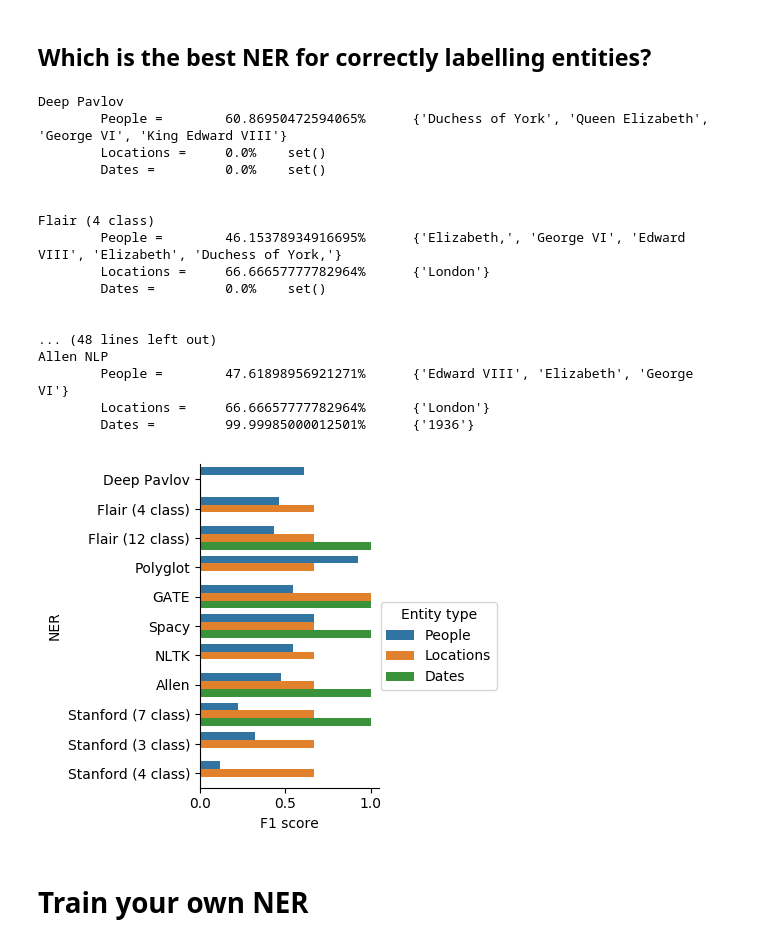
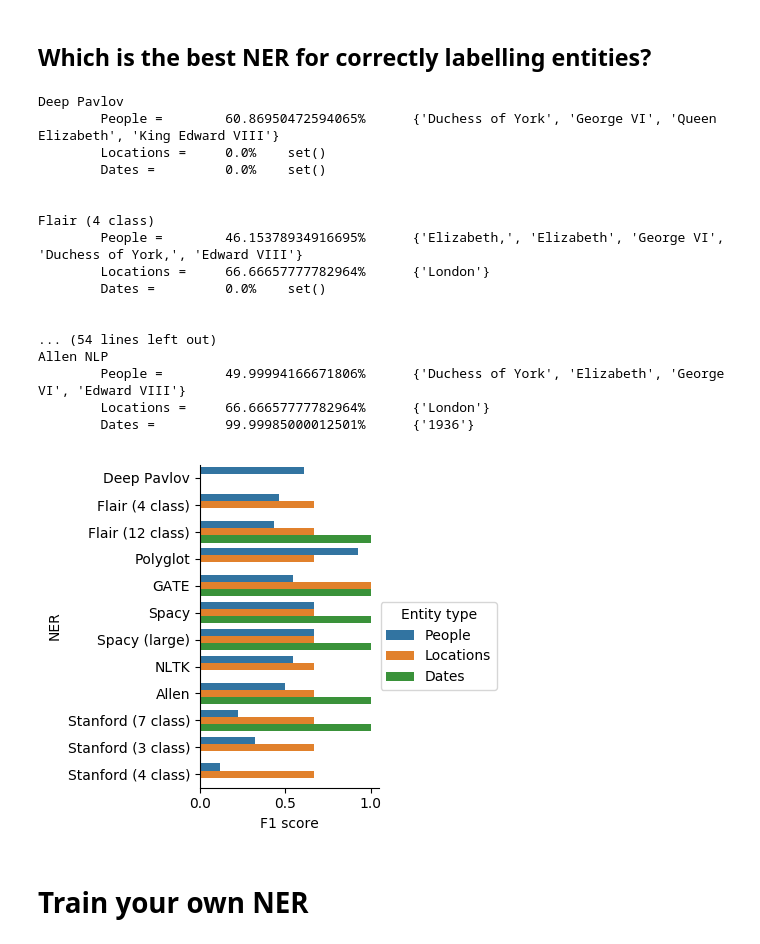
Before and after one commit to mohammedterry/NLP_for_ML, a Jupyter notebook: NER.ipynb, the cells around one changed output. Cells and saved outputs as stored; diff of their text form; code cells hidden in the pictures.

```diff
--- a/NER.ipynb
+++ b/NER.ipynb
@@ -15,0 +93,6 @@ The Matrix is a 1999 science fiction action film written and directed by The Wac
+# %%
+!python3 -m spacy download en_core_web_lg
+sp_lg = spacy.load('en_core_web_lg')
+# %%
+def spacy_large_ner(document):
+  return {(ent.text.strip(), ent.label_) for ent in sp_lg(document).ents}
@@ -604,6 +418,12 @@ spacy_end = time.time()
 spacy_time = spacy_end - spacy_start
 print(f"Spacy = {spacy_time}s")
 
+spacy_start = time.time()
+Y_spacy_lg = spacy_large_ner(test["text"])
+spacy_end = time.time()
+spacy_lg_time = spacy_end - spacy_start
+print(f"Spacy (large) = {spacy_lg_time}s")
+
 allen_start = time.time()
 Y_allen = allennlp_ner(test["text"])
 allen_end = time.time()
@@ -752,6 +576,7 @@ flair12_people = {entity for entity,tag in Y_flair12 if tag == "PERSON"}
 gate_people = {entity.replace('(male)','').replace('(female)','').strip() for entity,tag in Y_gate if tag == "Person"}
 polyglot_people = {entity for entity,tag in Y_polyglot if tag == "PER"}
 spacy_people = {entity for entity,tag in Y_spacy if tag == "PERSON"}
+spacy_lg_people = {entity for entity,tag in Y_spacy_lg if tag == "PERSON"}
 nltk_people = {entity for entity,tag in Y_nltk if tag == "PERSON"}
 stanford_people1 = {entity for entity,tag in Y_stanford1 if tag == "PERSON"}
 stanford_people2 = {entity for entity,tag in Y_stanford2 if tag == "PERSON"}
@@ -764,6 +589,7 @@ flair12_dates = {entity for entity,tag in Y_flair12 if tag == "DATE"}
 gate_dates = {entity for entity,tag in Y_gate if tag == "Date"}
 polyglot_dates = {entity for entity,tag in Y_polyglot if tag == "DATE"}
 spacy_dates = {entity for entity,tag in Y_spacy if tag == "DATE"}
+spacy_lg_dates = {entity for entity,tag in Y_spacy_lg if tag == "DATE"}
 nltk_dates = {entity for entity,tag in Y_nltk if tag == "DATE"}
 stanford_dates1 = {entity for entity,tag in Y_stanford1 if tag == "DATE"}
 stanford_dates2 = {entity for entity,tag in Y_stanford2 if tag == "DATE"}
@@ -776,6 +602,7 @@ flair12_locations = {entity for entity,tag in Y_flair12 if tag == "GPE"}
 gate_locations = {entity for entity,tag in Y_gate if tag == "Location"}
 polyglot_locations = {entity for entity,tag in Y_polyglot if tag == "LOC"}
 spacy_locations = {entity for entity,tag in Y_spacy if tag == "GPE"}
+spacy_lg_locations = {entity for entity,tag in Y_spacy_lg if tag == "GPE"}
 nltk_locations = {entity for entity,tag in Y_nltk if tag == "GPE"}
 stanford_locations1 = {entity for entity,tag in Y_stanford1 if tag == "LOCATION"}
 stanford_locations2 = {entity for entity,tag in Y_stanford2 if tag == "LOCATION"}
@@ -806,6 +633,10 @@ f1_spacy_ppl = f1_score(test["entities"]["people"], spacy_people)
 f1_spacy_dts = f1_score(test["entities"]["dates"], spacy_dates)
 f1_spacy_loc = f1_score(test["entities"]["locations"], spacy_locations)
 print(f"Spacy \n\tPeople =\t{f1_spacy_ppl*100}%\t{spacy_people}\n\tLocations =\t{f1_spacy_loc*100}%\t{spacy_locations}\n\tDates =\t\t{f1_spacy_dts*100}%\t{spacy_dates}\n\n")
+f1_spacy_lg_ppl = f1_score(test["entities"]["people"], spacy_lg_people)
+f1_spacy_lg_dts = f1_score(test["entities"]["dates"], spacy_lg_dates)
+f1_spacy_lg_loc = f1_score(test["entities"]["locations"], spacy_lg_locations)
+print(f"Spacy (large) \n\tPeople =\t{f1_spacy_lg_ppl*100}%\t{spacy_lg_people}\n\tLocations =\t{f1_spacy_lg_loc*100}%\t{spacy_lg_locations}\n\tDates =\t\t{f1_spacy_lg_dts*100}%\t{spacy_lg_dates}\n\n")
 f1_nltk_ppl = f1_score(test["entities"]["people"], nltk_people)
 f1_nltk_dts = f1_score(test["entities"]["dates"], nltk_dates)
 f1_nltk_loc = f1_score(test["entities"]["locations"], nltk_locations)
@@ -828,42 +659,42 @@ f1_allen_loc = f1_score(test["entities"]["locations"], allen_locations)
 print(f"Allen NLP \n\tPeople =\t{f1_allen_ppl*100}%\t{allen_people}\n\tLocations =\t{f1_allen_loc*100}%\t{allen_locations}\n\tDates =\t\t{f1_allen_dts*100}%\t{allen_dates}\n\n")
 # %% [output]
 Deep Pavlov
-        People =        60.86950472594065%      {'Duchess of York', 'Queen Elizabeth', 'George VI', 'King Edward VIII'}
+        People =        60.86950472594065%      {'Duchess of York', 'George VI', 'Queen Elizabeth', 'King Edward VIII'}
         Locations =     0.0%    set()
         Dates =         0.0%    set()
 
 
 Flair (4 class)
-        People =        46.15378934916695%      {'Elizabeth,', 'George VI', 'Edward VIII', 'Elizabeth', 'Duchess of York,'}
+        People =        46.15378934916695%      {'Elizabeth,', 'Elizabeth', 'George VI', 'Duchess of York,', 'Edward VIII'}
         Locations =     66.66657777782964%      {'London'}
         Dates =         0.0%    set()
 
 
-... (48 lines left out)
+... (54 lines left out)
 Allen NLP
-        People =        47.61898956921271%      {'Edward VIII', 'Elizabeth', 'George VI'}
+        People =        49.99994166671806%      {'Duchess of York', 'Elizabeth', 'George VI', 'Edward VIII'}
         Locations =     66.66657777782964%      {'London'}
         Dates =         99.99985000012501%      {'1936'}
 # %%
 import pandas as pd
 
 df = pd.DataFrame({
-    "NER":["Deep Pavlov","Flair (4 class)", "Flair (12 class)", "Polyglot","GATE","Spacy","NLTK","Allen","Stanford (7 class)","Stanford (3 class)","Stanford (4 class)"] *3,
-    "Entity type":["People"] *11 + ["Locations"] *11 + ["Dates"]*11,
+    "NER":["Deep Pavlov","Flair (4 class)", "Flair (12 class)", "Polyglot","GATE","Spacy","Spacy (large)","NLTK","Allen","Stanford (7 class)","Stanford (3 class)","Stanford (4 class)"] *3,
+    "Entity type":["People"] *12 + ["Locations"] *12 + ["Dates"]*12,
     "F1 score":[
-        f1_deeppavlov_ppl, f1_flair4_ppl, f1_flair12_ppl, f1_poly_ppl, f1_gate_ppl, f1_spacy_ppl, f1_nltk_ppl, f1_allen_ppl,f1_stanford_ppl3,f1_stanford_ppl1,f1_stanford_ppl2,
-        f1_deeppavlov_loc, f1_flair4_loc, f1_flair12_loc, f1_poly_loc, f1_gate_loc, f1_spacy_loc, f1_nltk_loc, f1_allen_loc, f1_stanford_loc3,f1_stanford_loc1,f1_stanford_loc2,
-        f1_deeppavlov_dts, f1_flair4_dts, f1_flair12_dts, f1_poly_dts, f1_gate_dts, f1_spacy_dts, f1_nltk_dts,  f1_allen_dts, f1_stanford_dts3,f1_stanford_dts1,f1_stanford_dts2
+        f1_deeppavlov_ppl, f1_flair4_ppl, f1_flair12_ppl, f1_poly_ppl, f1_gate_ppl, f1_spacy_ppl, f1_spacy_lg_ppl, f1_nltk_ppl, f1_allen_ppl,f1_stanford_ppl3,f1_stanford_ppl1,f1_stanford_ppl2,
+        f1_deeppavlov_loc, f1_flair4_loc, f1_flair12_loc, f1_poly_loc, f1_gate_loc, f1_spacy_loc, f1_spacy_lg_loc, f1_nltk_loc, f1_allen_loc, f1_stanford_loc3,f1_stanford_loc1,f1_stanford_loc2,
+        f1_deeppavlov_dts, f1_flair4_dts, f1_flair12_dts, f1_poly_dts, f1_gate_dts, f1_spacy_dts, f1_spacy_lg_dts, f1_nltk_dts,  f1_allen_dts, f1_stanford_dts3,f1_stanford_dts1,f1_stanford_dts2
     ],
 })
 
 
 import seaborn as sns
 sns.factorplot(x='F1 score',y='NER', hue='Entity type', data=df, kind='bar')
 
 plt.show()
 # %% [output]
-[figure, old version]
+[figure, new version]
 # %% [markdown]
 # Train your own NER
 # %% [markdown]
```
Also changed, not shown: parts of 42 cells of this notebook.
